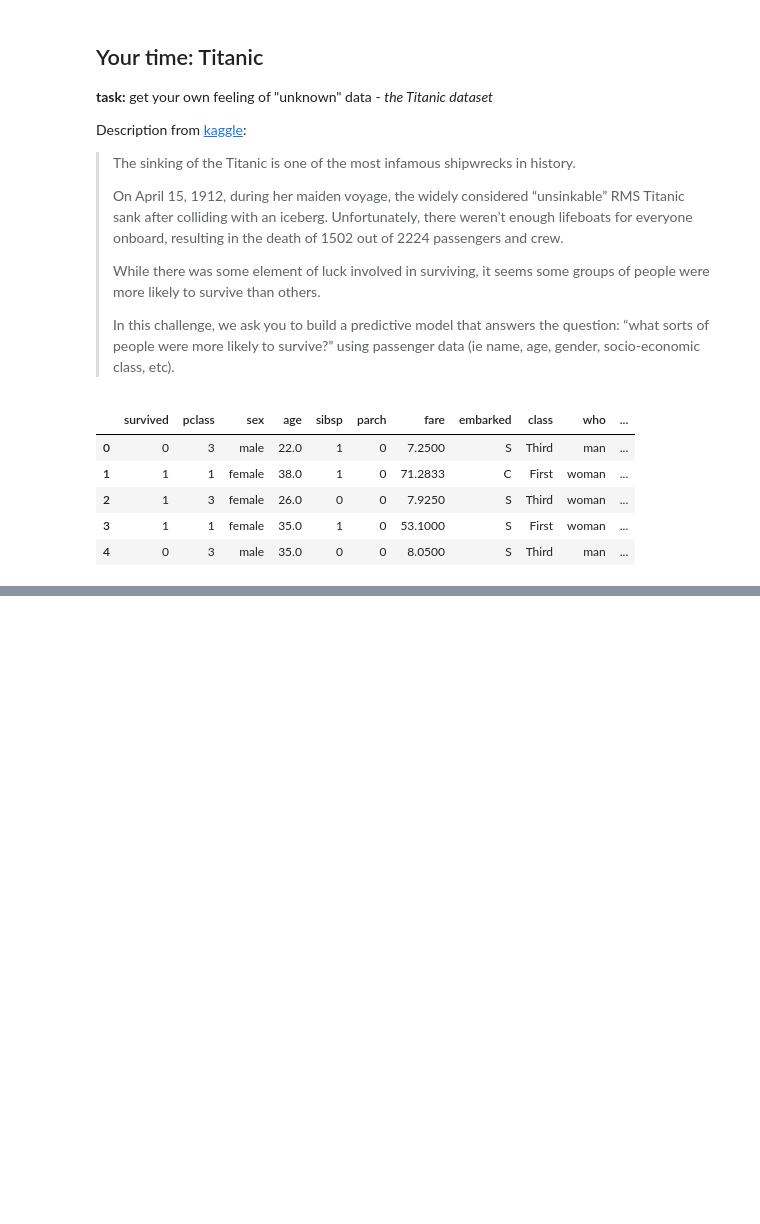
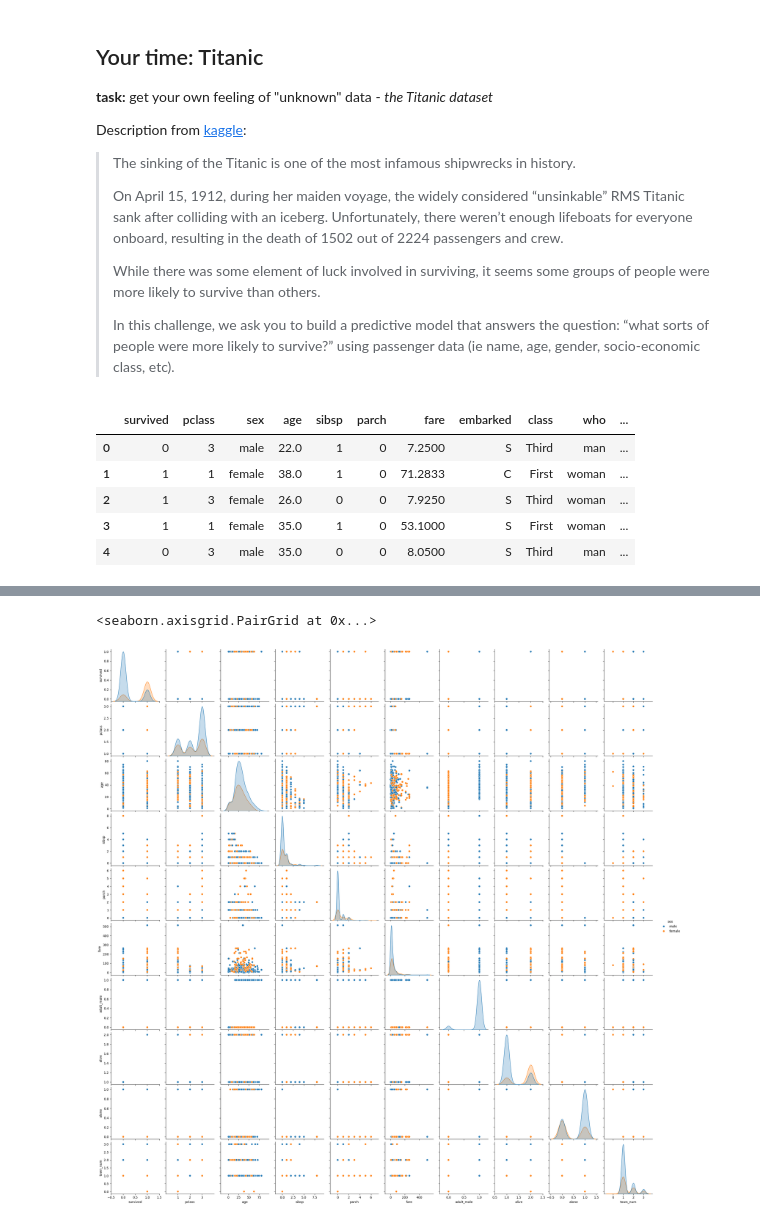
Before and after one commit to aleksejalex/PyPEF, a Jupyter notebook: PyPEF_07_data_2.ipynb, the cells around one changed output, grey strips where cells are left out. Saved outputs shown, nothing was run; the diff lists cells and outputs as text; code cells hidden in the pictures; blank space fills up the shorter version.

```diff
--- a/PyPEF_07_data_2.ipynb
+++ b/PyPEF_07_data_2.ipynb
@@ -425,3 +427,6 @@ df_titanic.head()
 | 2 | 1 | 3 | female | 26.0 | 0 | 0 | 7.9250 | S | Third | woman | ... |
 | 3 | 1 | 1 | female | 35.0 | 1 | 0 | 53.1000 | S | First | woman | ... |
 | 4 | 0 | 3 | male | 35.0 | 0 | 0 | 8.0500 | S | Third | man | ... |
+# %%
+df_titanic['town_num'] = pd.factorize(df_titanic['embark_town'])[0] + 1
+df_titanic['alive'] = pd.factorize(df_titanic['alive'])[0] + 1
@@ -427,0 +448,5 @@ df_titanic.head()
+# %%
+sns.pairplot(df_titanic, hue='sex')
+# %% [output]
+<seaborn.axisgrid.PairGrid at 0x...>
+[figure, added]
```
Also changed, not shown: parts of 8 cells of this notebook.
